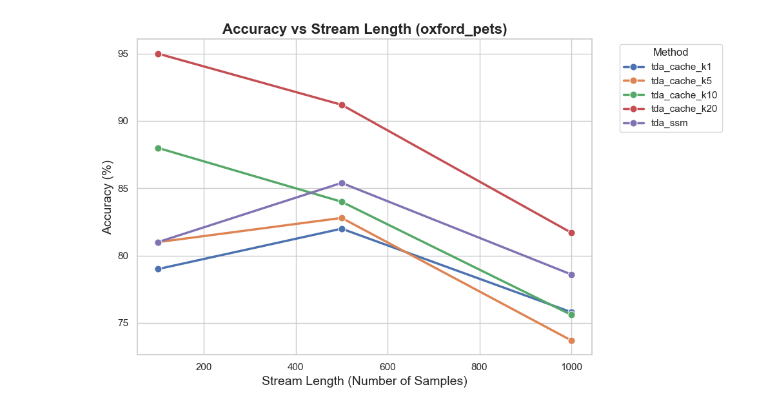
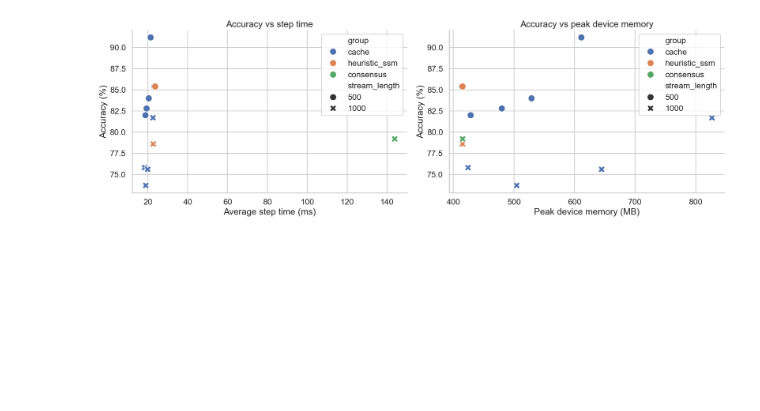
Before and after one commit to aupc2061/TDA_Exps, a Jupyter notebook: analyze_results.ipynb, the cells around one changed output. Cells and saved outputs as stored; diff of their text form; code cells hidden in the pictures; blank space fills up the shorter version.

```diff
--- a/analyze_results.ipynb
+++ b/analyze_results.ipynb
@@ -130,12 +284,26 @@ Loading results from: results/oxford_pets_benchmark
 # %%
-plt.figure(figsize=(10, 6))
-sns.lineplot(data=summary_df, x='stream_length', y='accuracy', hue='method', marker='o', linewidth=2.5, markersize=8)
-plt.title(f'Accuracy vs Stream Length ({DATASET_NAME})', fontsize=16, fontweight='bold')
-plt.xlabel('Stream Length (Number of Samples)', fontsize=14)
-plt.ylabel('Accuracy (%)', fontsize=14)
-plt.legend(title='Method', bbox_to_anchor=(1.05, 1), loc='upper left')
+efficiency_df = pd.concat([
+    benchmark_summary[benchmark_summary['stream_length'].isin([500, 1000])][['method', 'stream_length', 'accuracy', 'avg_step_time_ms', 'peak_device_memory_mb']].assign(group='cache'),
+    heuristic_rows[heuristic_rows['stream_length'].isin([500, 1000])][['method', 'stream_length', 'accuracy', 'avg_step_time_ms', 'peak_device_memory_mb']].assign(group='heuristic_ssm'),
+    consensus_1000_summary[consensus_1000_summary['method'] == 'tda_ssm_heuristic_cv16_k5_t0.7'][['method', 'stream_length', 'accuracy', 'avg_step_time_ms', 'peak_device_memory_mb']].assign(group='consensus'),
+]).copy()
+
+fig, axes = plt.subplots(1, 2, figsize=(18, 6))
+sns.scatterplot(data=efficiency_df, x='avg_step_time_ms', y='accuracy', hue='group', style='stream_length', s=180, ax=axes[0])
+axes[0].set_title('Accuracy vs step time')
+axes[0].set_xlabel('Average step time (ms)')
+axes[0].set_ylabel('Accuracy (%)')
+
+sns.scatterplot(data=efficiency_df, x='peak_device_memory_mb', y='accuracy', hue='group', style='stream_length', s=180, ax=axes[1])
+axes[1].set_title('Accuracy vs peak device memory')
+axes[1].set_xlabel('Peak device memory (MB)')
+axes[1].set_ylabel('Accuracy (%)')
+
+for ax in axes:
+    ax.legend(title='')
+
 plt.tight_layout()
 plt.show()
 # %% [output]
-[figure, old version]
+[figure, new version]
 # %%
```
Also changed, not shown: parts of 13 cells of this notebook, 12 other files.
